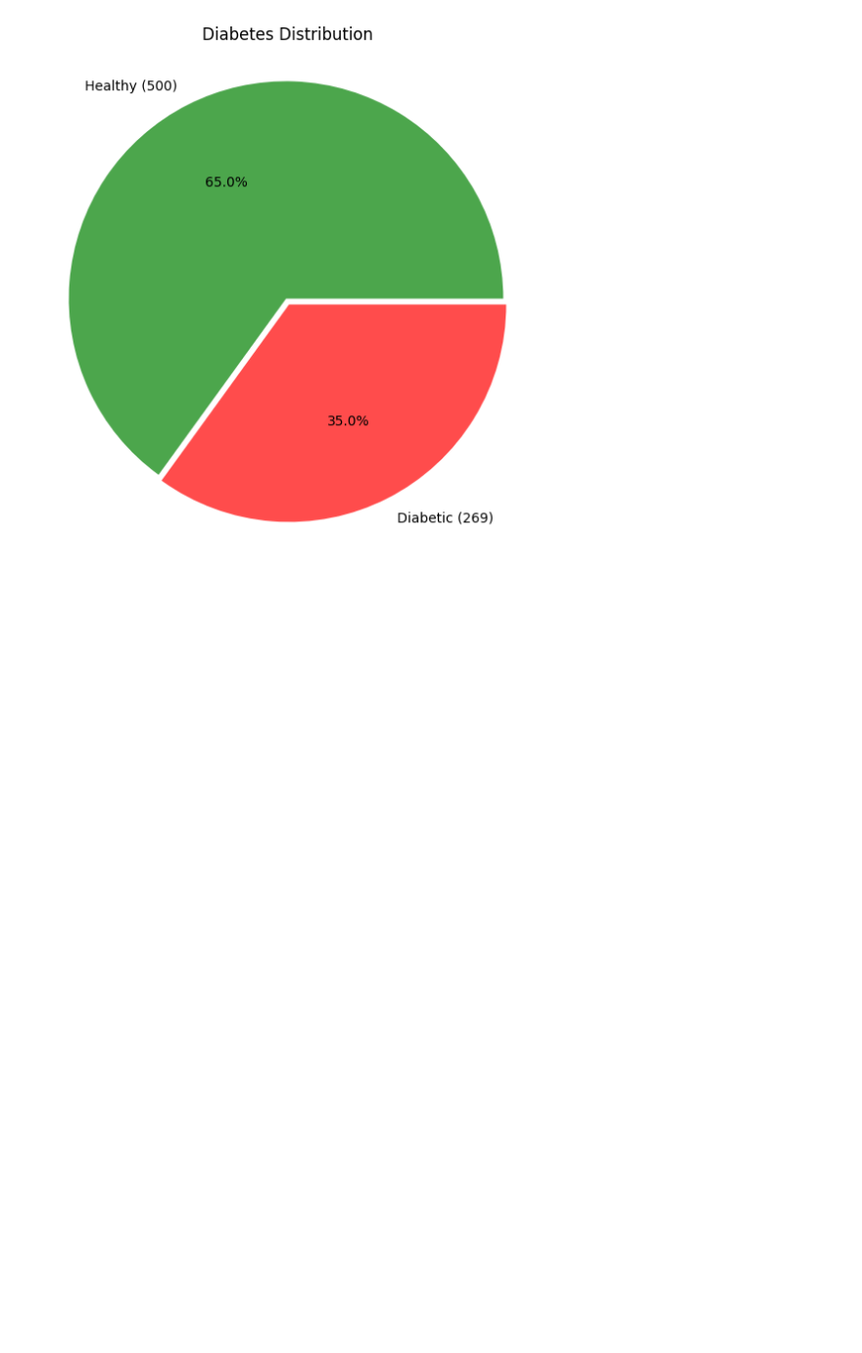
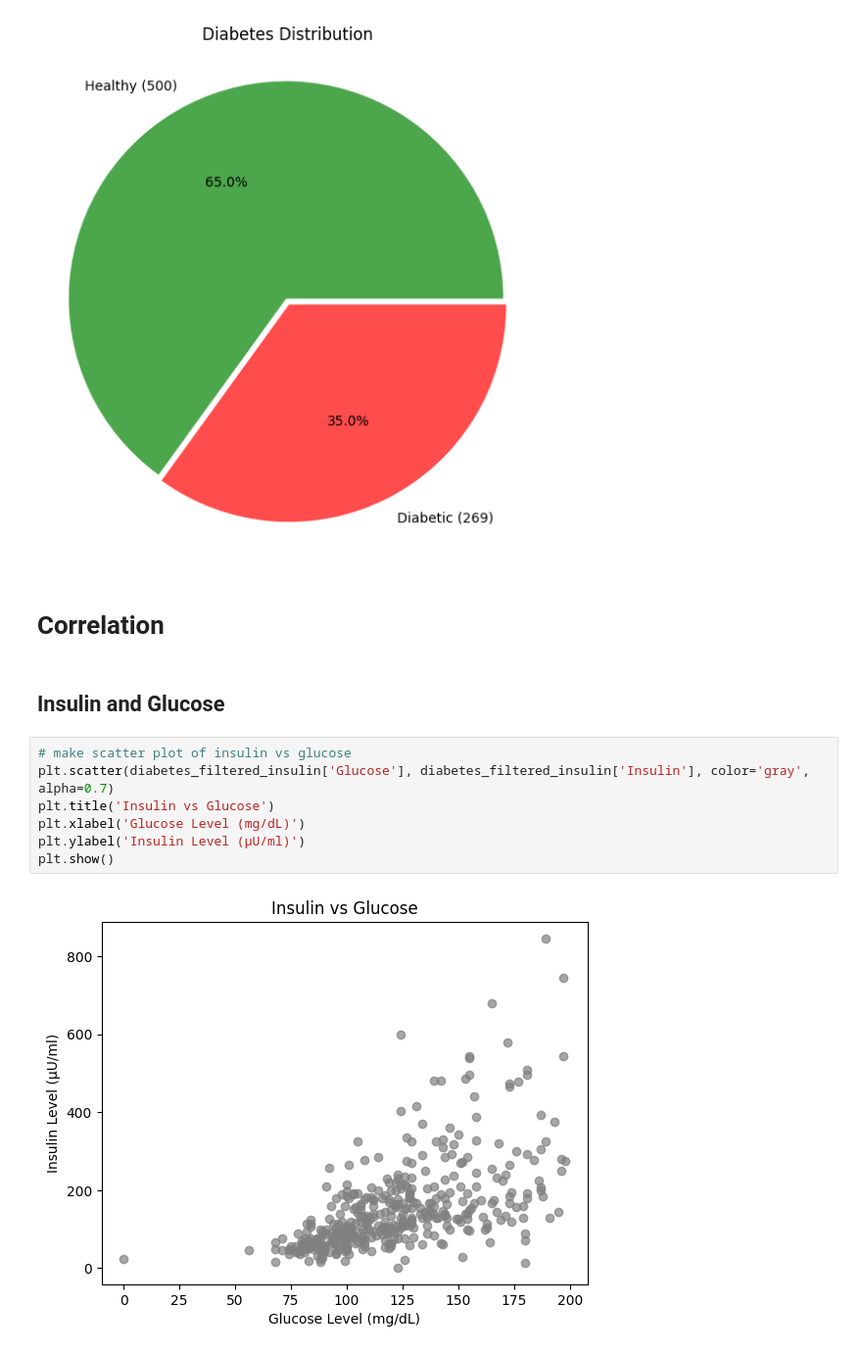
Before and after one commit to Bluxen/DA-Project1, a Jupyter notebook: 13_diabetes_prediction.ipynb, the cells around one changed output. Shown: that part at 98% size. Saved outputs shown, nothing was run; the diff lists cells and outputs as text; blank space fills up the shorter version.

Commit message:
insulin vs glucose scatter plot test

```diff
--- a/13_diabetes_prediction.ipynb
+++ b/13_diabetes_prediction.ipynb
@@ -384,3 +384,16 @@ plt.subplots_adjust(top=1.2)
 plt.show()
 # %% [output]
 [figure]
+# %% [markdown]
+# Correlation
+# %% [markdown]
+## Insulin and Glucose
+# %%
+# make scatter plot of insulin vs glucose
+plt.scatter(diabetes_filtered_insulin['Glucose'], diabetes_filtered_insulin['Insulin'], color='gray', alpha=0.7)
+plt.title('Insulin vs Glucose')
+plt.xlabel('Glucose Level (mg/dL)')
+plt.ylabel('Insulin Level (μU/ml)')
+plt.show()
+# %% [output]
+[figure, added]
```
Also changed, not shown: parts of 1 cell of this notebook.
